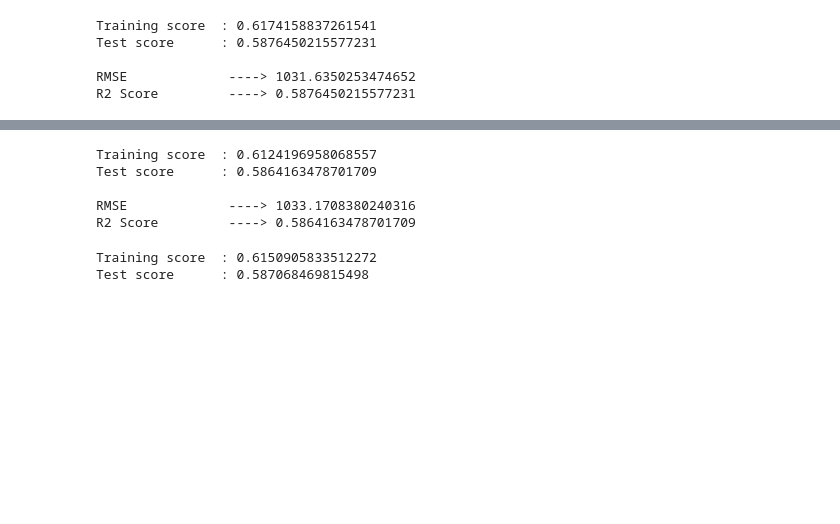
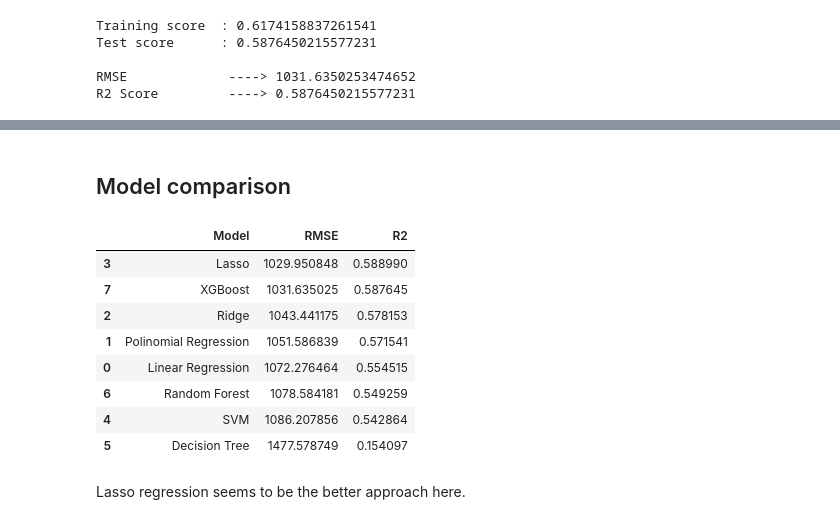
Before and after one commit to dato6091/BigMart-Regression, a Jupyter notebook: Big Mart - Sales Prediction.ipynb, the cells around one changed output, grey strips where cells are left out. Cells and saved outputs as stored; diff of their text form; code cells hidden in the pictures; blank space fills up the shorter version.

Commit message:
Add the comparison between models to the jupyter file

```diff
--- a/Big Mart - Sales Prediction.ipynb
+++ b/Big Mart - Sales Prediction.ipynb
@@ -630,4 +629,4 @@ Test score      : 0.5717271621536266
 # %%
-ridge_pol_preds = ridge_pol.predict(X_test)
+ridge_preds = ridge_pol.predict(X_test)
 # %%
 # Evaluation
@@ -755,0 +743,7 @@ Test score      : -0.009260006077450589
+# %%
+# Get the best model and parameters
+best_model = search.best_estimator_
+best_params = search.best_params_
+
+print("Best model:", best_model)
+print("Best parameters:", best_params)
@@ -795,0 +842,15 @@ Test score      : 0.5588313644586375
+# %%
+rf = RandomForestRegressor(**search.best_params_)
+rf.fit(X_train, y_train)
+
+print('Training score  : {}'.format(rf.score(X_train, y_train)))
+print('Test score      : {}'.format(rf.score(X_test, y_test)))
+
+rf_preds = rf.predict(X_test)
+
+rf_mse  = mean_squared_error(y_test , rf_preds)
+rf_rmse = math.sqrt(rf_mse)
+rf_r2   = r2_score(y_test, rf_preds)
+
+print('RMSE  \t         ----> {}'.format(rf_rmse))
+print('R2 Score         ----> {}'.format(rf_r2))
@@ -923,25 +976,22 @@ XGBRegressor(base_score=None, booster=None, callbacks=None,
-# %%
-xgb_preds = xgb_reg.predict(X_test)
-
-print('Training score  : {}'.format(xgb_reg.score(X_train, y_train)))
-print('Test score      : {}'.format(xgb_reg.score(X_test, y_test)))
-
-xgb_mse  = mean_squared_error(y_test , xgb_preds)
-xgb_rmse = math.sqrt(xgb_mse)
-xgb_r2   = r2_score(y_test, xgb_preds)
-
-print()
-print('RMSE  \t         ----> {}'.format(xgb_rmse))
-print('R2 Score         ----> {}'.format(xgb_r2))
-# %% [output]
-Training score  : 0.6124196958068557
-Test score      : 0.5864163478701709
-
-RMSE             ----> 1033.1708380240316
-R2 Score         ----> 0.5864163478701709
-# %%
-print('Training score  : {}'.format(xgb_reg.score(X_train, y_train)))
-print('Test score      : {}'.format(xgb_reg.score(X_test, y_test)))
-# %% [output]
-Training score  : 0.6150905833512272
-Test score      : 0.587068469815498
+# %% [markdown]
+## Model comparison
+# %%
+comparison = pd.DataFrame({
+    'Model': ['Linear Regression', 'Polinomial Regression', 'Ridge', 'Lasso', 'SVM', 'Decision Tree', 'Random Forest', 'XGBoost'],
+    'RMSE': [lr_rmse, pol_reg_rmse, ridge_rmse, lasso_rmse, svm_rmse, dt_rmse, rf_rmse, xgb_rmse],
+    'R2': [lr_r2, pol_reg_r2, ridge_r2, lasso_r2, svm_r2, dt_r2, rf_r2, xgb_r2]
+})
+
+comparison.sort_values(by='R2', ascending=False)
+# %% [output]
+|  | Model | RMSE | R2 |
+| 3 | Lasso | 1029.950848 | 0.588990 |
+| 7 | XGBoost | 1031.635025 | 0.587645 |
+| 2 | Ridge | 1043.441175 | 0.578153 |
+| 1 | Polinomial Regression | 1051.586839 | 0.571541 |
+| 0 | Linear Regression | 1072.276464 | 0.554515 |
+| 6 | Random Forest | 1078.584181 | 0.549259 |
+| 4 | SVM | 1086.207856 | 0.542864 |
+| 5 | Decision Tree | 1477.578749 | 0.154097 |
+# %% [markdown]
+Lasso regression seems to be the better approach here.
```
Also changed, not shown: parts of 38 cells of this notebook, 1 other file.
